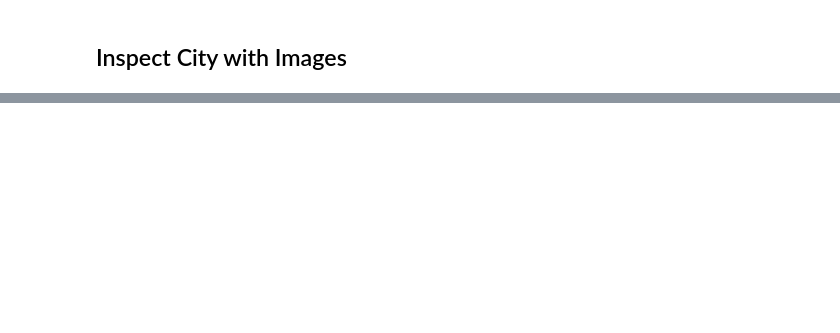
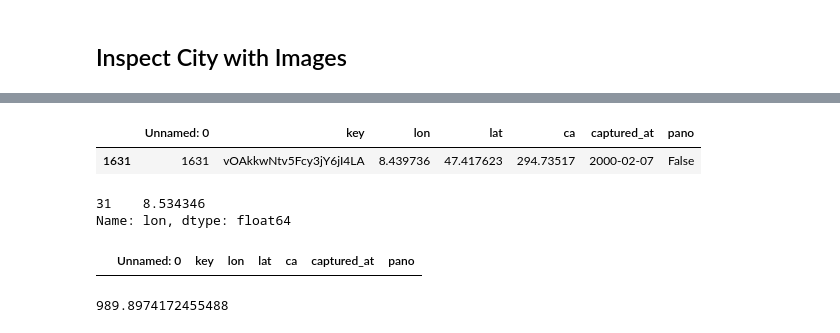
Before and after one commit to Holstrup/PlaceRecognition, a Jupyter notebook: notebooks/DataInsights.ipynb, the cells around one changed output, grey strips where cells are left out. Cells and saved outputs as stored; diff of their text form; code cells hidden in the pictures; blank space fills up the shorter version.

```diff
--- a/notebooks/DataInsights.ipynb
+++ b/notebooks/DataInsights.ipynb
@@ -4,7 +4,7 @@ import pandas as pd
 from math import radians, cos, sin, asin, sqrt
 import os
 # %%
-METADATA_PATH = '../data/metadata/train_val/trondheim/'
+METADATA_PATH = '../data/metadata/train_val/zurich/'
 # %% [markdown]
 ## Load Dataframes
 # %%
@@ -201,0 +217,19 @@ m.save('MapWithImages.html')
+# %%
+df.loc[df['key'] == 'vOAkkwNtv5Fcy3jY6jI4LA']
+# %% [output]
+|  | Unnamed: 0 | key | lon | lat | ca | captured_at | pano |
+| 1631 | 1631 | vOAkkwNtv5Fcy3jY6jI4LA | 8.439736 | 47.417623 | 294.73517 | 2000-02-07 | False |
+# %%
+p = dfq.loc[dfq['key'] == 'PkvDVIeXmLMdCcHGMtpJxQ']
+p['lon']
+# %% [output]
+31    8.534346
+Name: lon, dtype: float64
+# %%
+df.loc[df['key'] == 'PkvDVIeXmLMdCcHGMtpJxQ']
+# %% [output]
+|  | Unnamed: 0 | key | lon | lat | ca | captured_at | pano |
+# %%
+Haversine(8.587179, 47.408761, 8.599693, 47.406018)
+# %% [output]
+989.8974172455488
```
Also changed, not shown: parts of 5 cells of this notebook, 1 other file.
